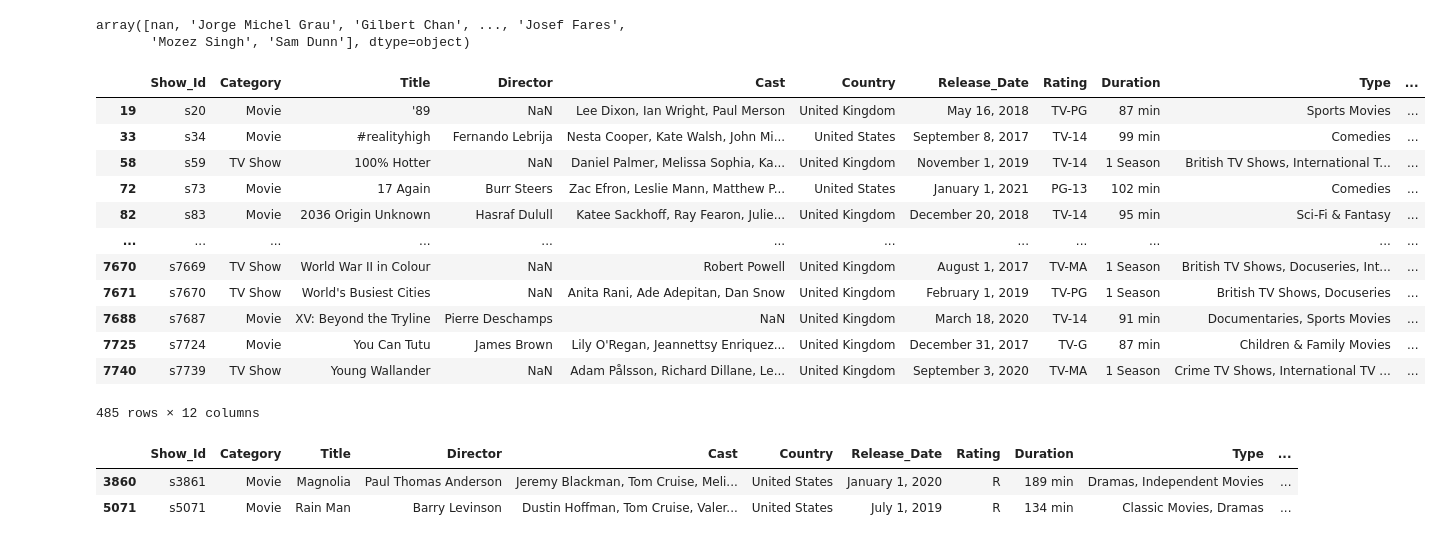
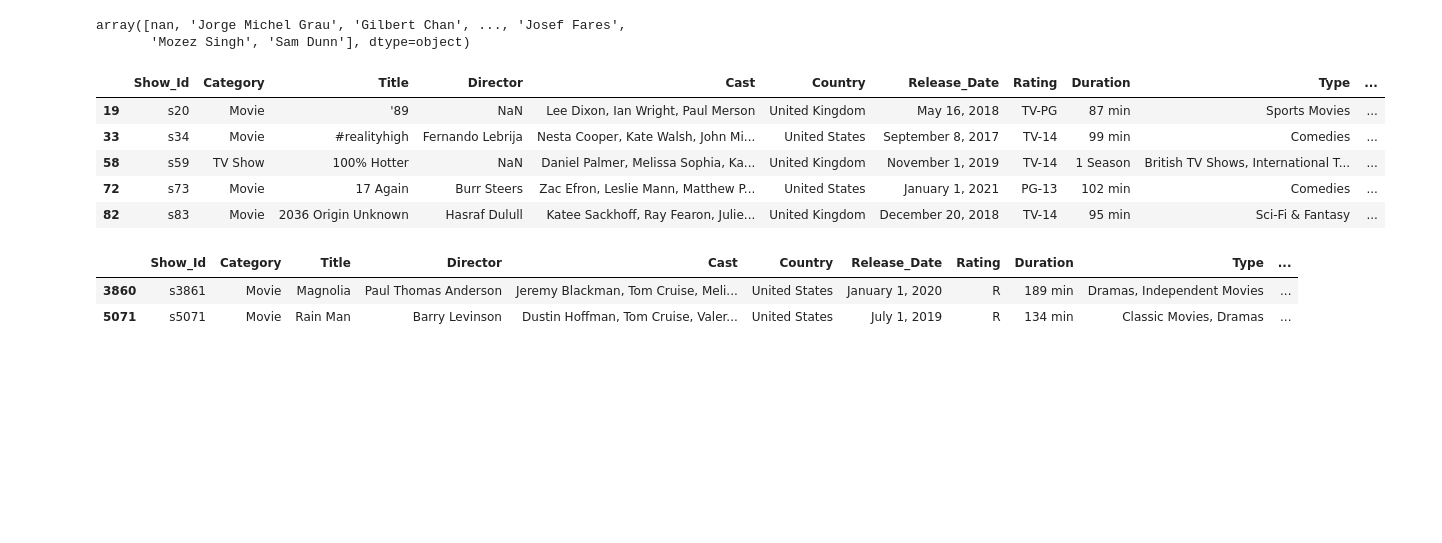
Before and after one commit to aky360/A.I., a Jupyter notebook: Data Science/Data Analysis/Netflix Analysis.ipynb, the cells around one changed output. Cells and saved outputs as stored; diff of their text form; code cells hidden in the pictures; blank space fills up the shorter version.

```diff
--- a/Data Science/Data Analysis/Netflix Analysis.ipynb
+++ b/Data Science/Data Analysis/Netflix Analysis.ipynb
@@ -265,21 +244,14 @@ df['Director'].unique()
 array([nan, 'Jorge Michel Grau', 'Gilbert Chan', ..., 'Josef Fares',
        'Mozez Singh', 'Sam Dunn'], dtype=object)
 # %%
-df[(df['Category'] == 'Movie') & (df['Type'] == 'Comedies') | (df['Country'] == 'United Kingdom')]
+df[(df['Category'] == 'Movie') & (df['Type'] == 'Comedies') | (df['Country'] == 'United Kingdom')].head()
 # %% [output]
 |  | Show_Id | Category | Title | Director | Cast | Country | Release_Date | Rating | Duration | Type | ... |
 | 19 | s20 | Movie | '89 | NaN | Lee Dixon, Ian Wright, Paul Merson | United Kingdom | May 16, 2018 | TV-PG | 87 min | Sports Movies | ... |
 | 33 | s34 | Movie | #realityhigh | Fernando Lebrija | Nesta Cooper, Kate Walsh, John Mi... | United States | September 8, 2017 | TV-14 | 99 min | Comedies | ... |
 | 58 | s59 | TV Show | 100% Hotter | NaN | Daniel Palmer, Melissa Sophia, Ka... | United Kingdom | November 1, 2019 | TV-14 | 1 Season | British TV Shows, International T... | ... |
 | 72 | s73 | Movie | 17 Again | Burr Steers | Zac Efron, Leslie Mann, Matthew P... | United States | January 1, 2021 | PG-13 | 102 min | Comedies | ... |
 | 82 | s83 | Movie | 2036 Origin Unknown | Hasraf Dulull | Katee Sackhoff, Ray Fearon, Julie... | United Kingdom | December 20, 2018 | TV-14 | 95 min | Sci-Fi & Fantasy | ... |
-| ... | ... | ... | ... | ... | ... | ... | ... | ... | ... | ... | ... |
-| 7670 | s7669 | TV Show | World War II in Colour | NaN | Robert Powell | United Kingdom | August 1, 2017 | TV-MA | 1 Season | British TV Shows, Docuseries, Int... | ... |
-| 7671 | s7670 | TV Show | World's Busiest Cities | NaN | Anita Rani, Ade Adepitan, Dan Snow | United Kingdom | February 1, 2019 | TV-PG | 1 Season | British TV Shows, Docuseries | ... |
-| 7688 | s7687 | Movie | XV: Beyond the Tryline | Pierre Deschamps | NaN | United Kingdom | March 18, 2020 | TV-14 | 91 min | Documentaries, Sports Movies | ... |
-| 7725 | s7724 | Movie | You Can Tutu | James Brown | Lily O'Regan, Jeannettsy Enriquez... | United Kingdom | December 31, 2017 | TV-G | 87 min | Children & Family Movies | ... |
-| 7740 | s7739 | TV Show | Young Wallander | NaN | Adam Pålsson, Richard Dillane, Le... | United Kingdom | September 3, 2020 | TV-MA | 1 Season | Crime TV Shows, International TV ... | ... |
-485 rows × 12 columns
 # %%
 new_df = df.dropna()
 # %%
```
Also changed, not shown: parts of 16 cells of this notebook.
